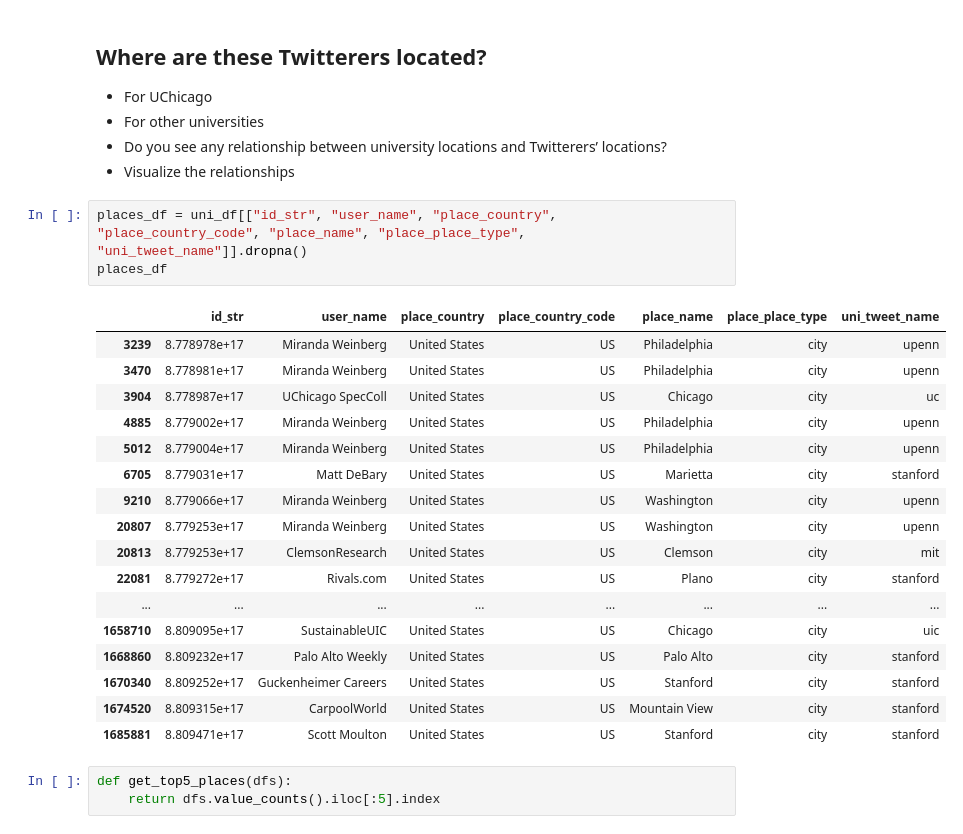
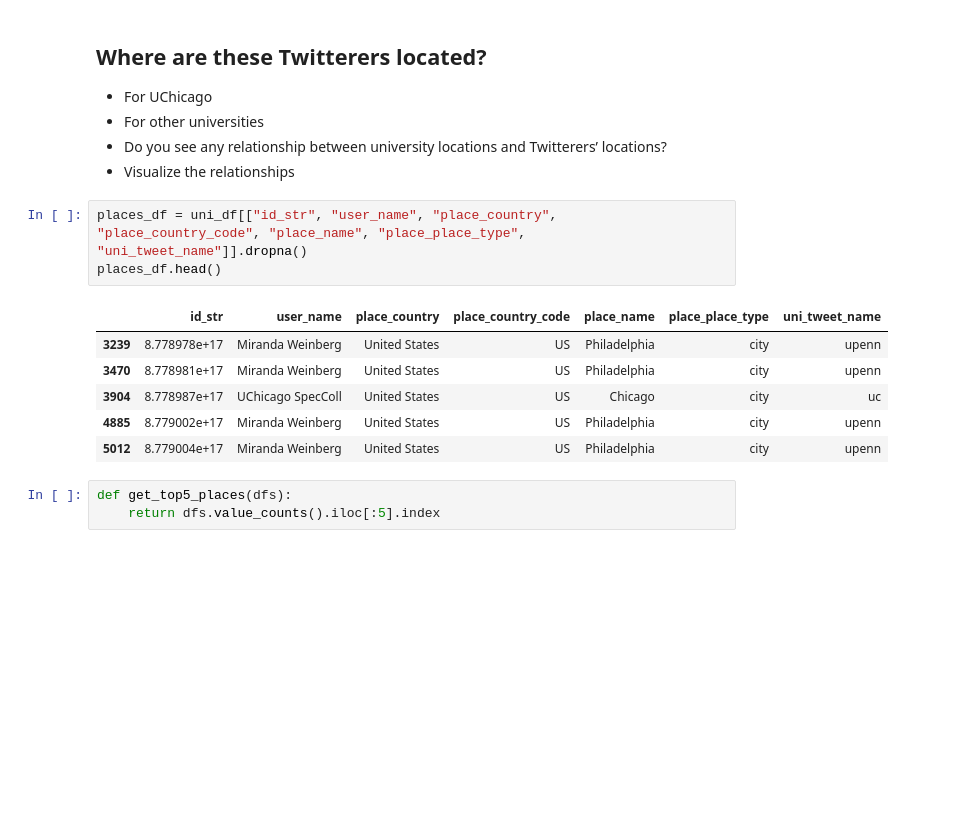
Before and after one commit to DoinGodsWork37/BigDataEngg, a Jupyter notebook: final_project/EDA.ipynb, the cells around one changed output. Cells and saved outputs as stored; diff of their text form; blank space fills up the shorter version.

```diff
--- a/final_project/EDA.ipynb
+++ b/final_project/EDA.ipynb
@@ -276,25 +276,14 @@ plot_bar(data=tmp_df, x="user_name", y="ratio", ax=ax, highlight_max_min=False)
 -  Visualize the relationships
 # %%
 places_df = uni_df[["id_str", "user_name", "place_country", "place_country_code", "place_name", "place_place_type", "uni_tweet_name"]].dropna()
-places_df
+places_df.head()
 # %% [output]
 |  | id_str | user_name | place_country | place_country_code | place_name | place_place_type | uni_tweet_name |
 | 3239 | 8.778978e+17 | Miranda Weinberg | United States | US | Philadelphia | city | upenn |
 | 3470 | 8.778981e+17 | Miranda Weinberg | United States | US | Philadelphia | city | upenn |
 | 3904 | 8.778987e+17 | UChicago SpecColl | United States | US | Chicago | city | uc |
 | 4885 | 8.779002e+17 | Miranda Weinberg | United States | US | Philadelphia | city | upenn |
 | 5012 | 8.779004e+17 | Miranda Weinberg | United States | US | Philadelphia | city | upenn |
-| 6705 | 8.779031e+17 | Matt DeBary | United States | US | Marietta | city | stanford |
-| 9210 | 8.779066e+17 | Miranda Weinberg | United States | US | Washington | city | upenn |
-| 20807 | 8.779253e+17 | Miranda Weinberg | United States | US | Washington | city | upenn |
-| 20813 | 8.779253e+17 | ClemsonResearch | United States | US | Clemson | city | mit |
-| 22081 | 8.779272e+17 | Rivals.com | United States | US | Plano | city | stanford |
-| ... | ... | ... | ... | ... | ... | ... | ... |
-| 1658710 | 8.809095e+17 | SustainableUIC | United States | US | Chicago | city | uic |
-| 1668860 | 8.809232e+17 | Palo Alto Weekly | United States | US | Palo Alto | city | stanford |
-| 1670340 | 8.809252e+17 | Guckenheimer Careers | United States | US | Stanford | city | stanford |
-| 1674520 | 8.809315e+17 | CarpoolWorld | United States | US | Mountain View | city | stanford |
-| 1685881 | 8.809471e+17 | Scott Moulton | United States | US | Stanford | city | stanford |
 # %%
 def get_top5_places(dfs):
     return dfs.value_counts().iloc[:5].index
```
